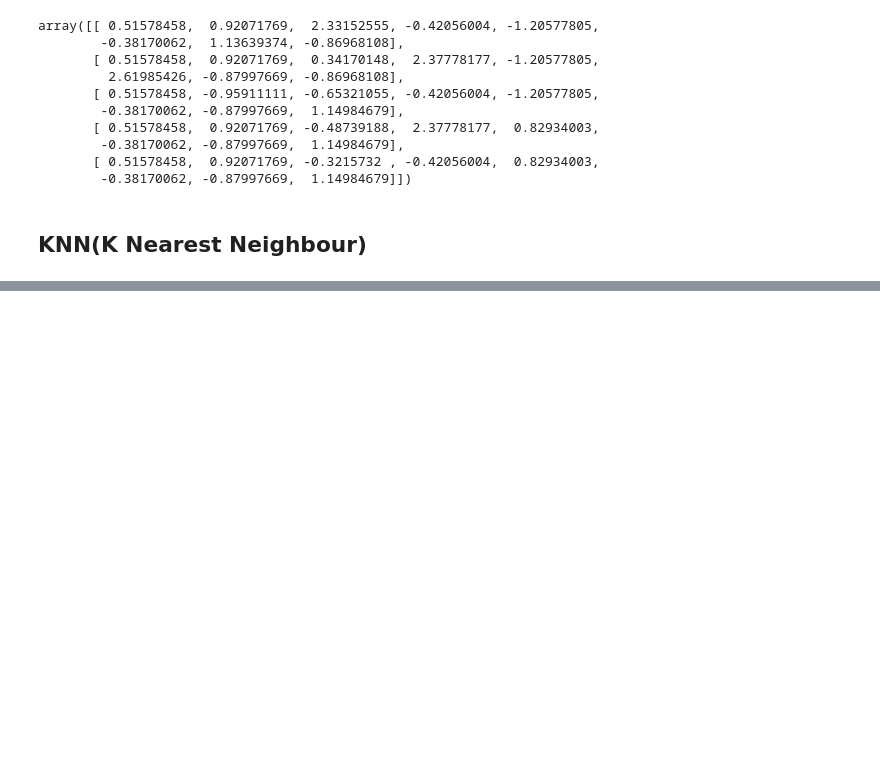
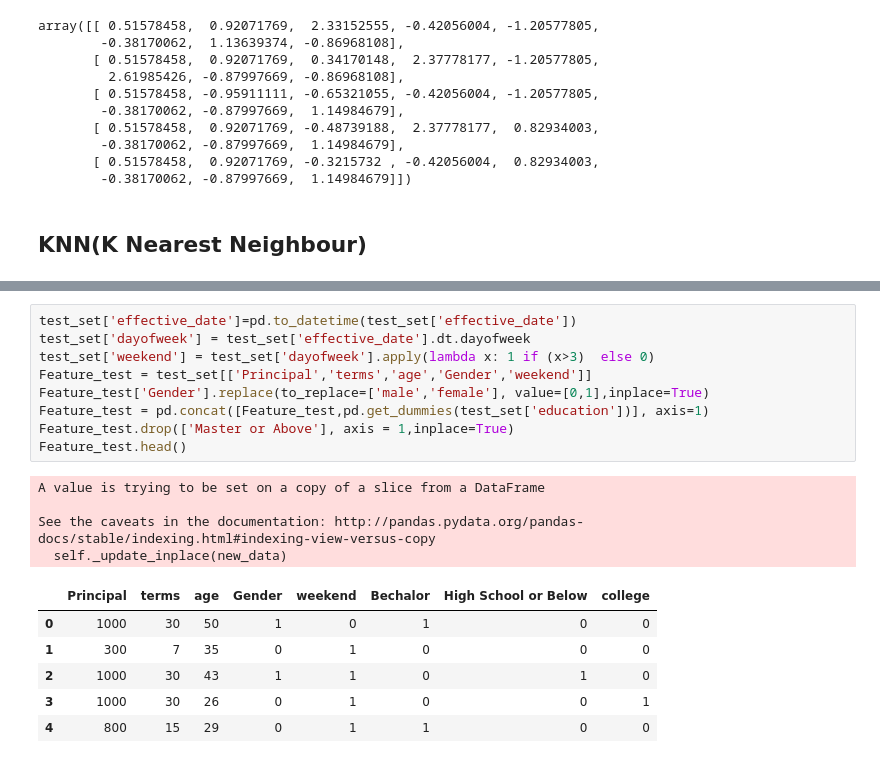
Before and after one commit to syedsaqibjamal/coursera-python-project, a Jupyter notebook: Python_Intro_Notebook.ipynb, the cells around one changed output, grey strips where cells are left out. Cells and saved outputs as stored; diff of their text form; blank space fills up the shorter version.

```diff
--- a/Python_Intro_Notebook.ipynb
+++ b/Python_Intro_Notebook.ipynb
@@ -205,0 +321,20 @@ array([[ 0.51578458,  0.92071769,  2.33152555, -0.42056004, -1.20577805,
+# %%
+test_set['effective_date']=pd.to_datetime(test_set['effective_date'])
+test_set['dayofweek'] = test_set['effective_date'].dt.dayofweek
+test_set['weekend'] = test_set['dayofweek'].apply(lambda x: 1 if (x>3)  else 0)
+Feature_test = test_set[['Principal','terms','age','Gender','weekend']]
+Feature_test['Gender'].replace(to_replace=['male','female'], value=[0,1],inplace=True)
+Feature_test = pd.concat([Feature_test,pd.get_dummies(test_set['education'])], axis=1)
+Feature_test.drop(['Master or Above'], axis = 1,inplace=True)
+Feature_test.head()
+# %% [output]
+A value is trying to be set on a copy of a slice from a DataFrame
+
+See the caveats in the documentation: http://pandas.pydata.org/pandas-docs/stable/indexing.html#indexing-view-versus-copy
+  self._update_inplace(new_data)
+|  | Principal | terms | age | Gender | weekend | Bechalor | High School or Below | college |
+| 0 | 1000 | 30 | 50 | 1 | 0 | 1 | 0 | 0 |
+| 1 | 300 | 7 | 35 | 0 | 1 | 0 | 0 | 0 |
+| 2 | 1000 | 30 | 43 | 1 | 1 | 0 | 1 | 0 |
+| 3 | 1000 | 30 | 26 | 0 | 1 | 0 | 0 | 1 |
+| 4 | 800 | 15 | 29 | 0 | 1 | 1 | 0 | 0 |
```
Also changed, not shown: parts of 25 cells of this notebook.
